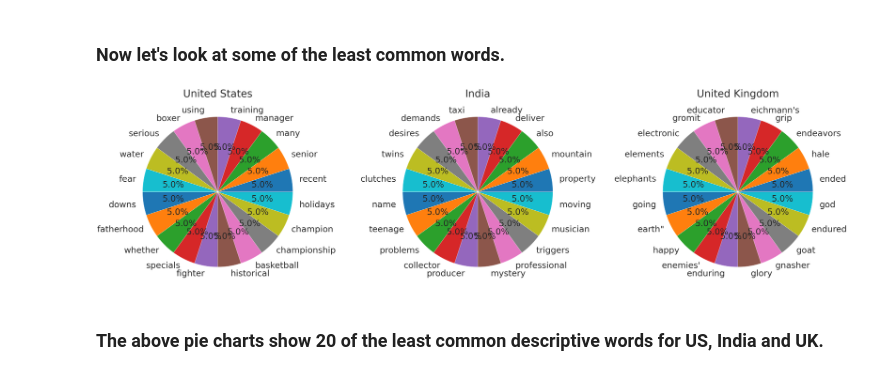
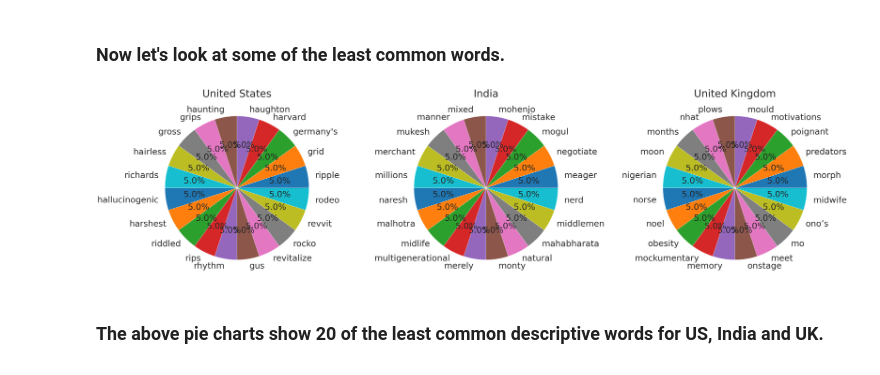
Before and after one commit to jAndrewtomich/Netflix-Data-Analysis, a Jupyter notebook: netflix_data_analysis1.ipynb, the cells around one changed output. Drawn from its saved outputs; the diff is of its cells as text; code cells hidden in the pictures.

```diff
--- a/netflix_data_analysis1.ipynb
+++ b/netflix_data_analysis1.ipynb
@@ -513,7 +518,7 @@ desc_words_df2 = pd.DataFrame(desc_word_list2, columns=['word'])
 desc_words_grp2 = pd.DataFrame(desc_words_df2.groupby('word')['word'].count())
 desc_words_grp2 = desc_words_grp2.rename(columns={'word':'frq'})
 
-top_words_us = pd.DataFrame(desc_words_grp2.frq.sort_values(ascending=False).head(1000), columns=['frq'])
+top_words_us = pd.DataFrame(desc_words_grp2.frq.sort_values(ascending=False), columns=['frq'])
 top_words_us = top_words_us.reset_index() # reset_index() allows us to create a new index beginning from 0 and, ultimately, more easily drop unneccessary columns
 
 top_words_us['percentage'] = top_words_us.frq.map(lambda x: (x / top_words_us.frq.sum()) * 100)
@@ -555,7 +560,7 @@ desc_words_df3 = pd.DataFrame(desc_word_list3, columns=['word'])
 desc_words_grp3 = pd.DataFrame(desc_words_df3.groupby('word')['word'].count())
 desc_words_grp3 = desc_words_grp3.rename(columns={'word':'frq'})
 
-top_words_india = pd.DataFrame(desc_words_grp3.frq.sort_values(ascending=False).head(1000), columns=['frq'])
+top_words_india = pd.DataFrame(desc_words_grp3.frq.sort_values(ascending=False), columns=['frq'])
 top_words_india = top_words_india.reset_index() # reset_index() allows us to create a new index beginning from 0 and, ultimately, more easily drop unneccessary columns
 
 top_words_india['percentage'] = top_words_india.frq.map(lambda x: (x / top_words_us.frq.sum()) * 100)
@@ -597,7 +602,7 @@ desc_words_df4 = pd.DataFrame(desc_word_list4, columns=['word'])
 desc_words_grp4 = pd.DataFrame(desc_words_df4.groupby('word')['word'].count())
 desc_words_grp4 = desc_words_grp4.rename(columns={'word':'frq'})
 
-top_words_uk = pd.DataFrame(desc_words_grp4.frq.sort_values(ascending=False).head(1000), columns=['frq'])
+top_words_uk = pd.DataFrame(desc_words_grp4.frq.sort_values(ascending=False), columns=['frq'])
 top_words_uk = top_words_uk.reset_index() # reset_index() allows us to create a new index beginning from 0 and, ultimately, more easily drop unneccessary columns
 
 top_words_uk['percentage'] = top_words_uk.frq.map(lambda x: (x / top_words_us.frq.sum()) * 100)
@@ -625,16 +630,16 @@ top_words_uk
 # %%
 fig, axes = plt.subplots(1, 3, figsize=(64, 32))
 matplotlib.rcParams['font.size'] = 50
-axes[0].pie(top_words_us.frq.tail(20), labels=top_words_us.word.tail(20), autopct='%1.1f%%', startangle=180);
+axes[0].pie(top_words_us.frq.tail(20), labels=top_words_us.word[-200:].sample(20), autopct='%1.1f%%', startangle=180);
 axes[0].set_title('United States')
-axes[1].pie(top_words_india.frq.tail(20), labels=top_words_india.word.tail(20), autopct='%1.1f%%', startangle=180);
+axes[1].pie(top_words_india.frq.tail(20), labels=top_words_india.word[-200:].sample(20), autopct='%1.1f%%', startangle=180);
 axes[1].set_title('India')
-axes[2].pie(top_words_uk.frq.tail(20), labels=top_words_uk.word.tail(20), autopct='%1.1f%%', startangle=180);
+axes[2].pie(top_words_uk.frq.tail(20), labels=top_words_uk.word[-200:].sample(20), autopct='%1.1f%%', startangle=180);
 axes[2].set_title('United Kingdom')
 
 plt.tight_layout(pad=2);
 # %% [output]
-[figure, old version]
+[figure, new version]
 # %% [markdown]
 ### The above pie charts show 20 of the least common descriptive words for US, India and UK.
 # %% [markdown]
```
Also changed, not shown: parts of 7 cells of this notebook.
